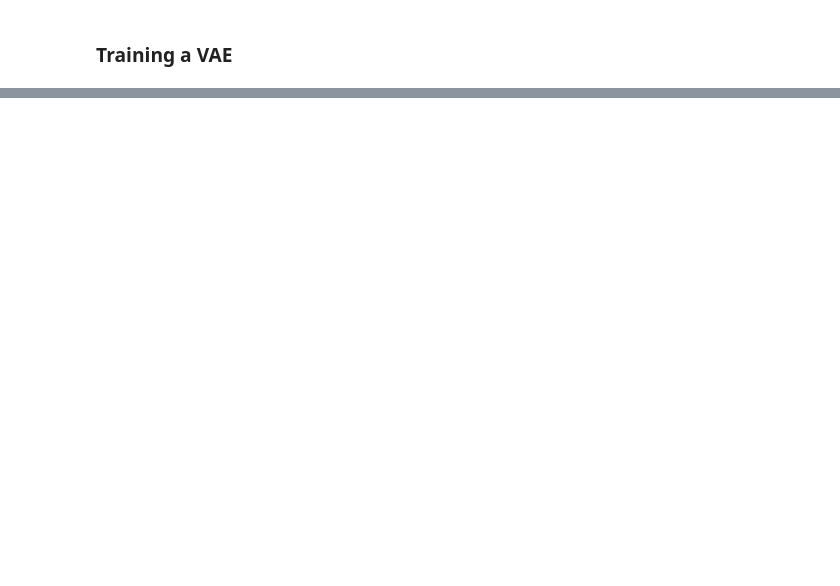
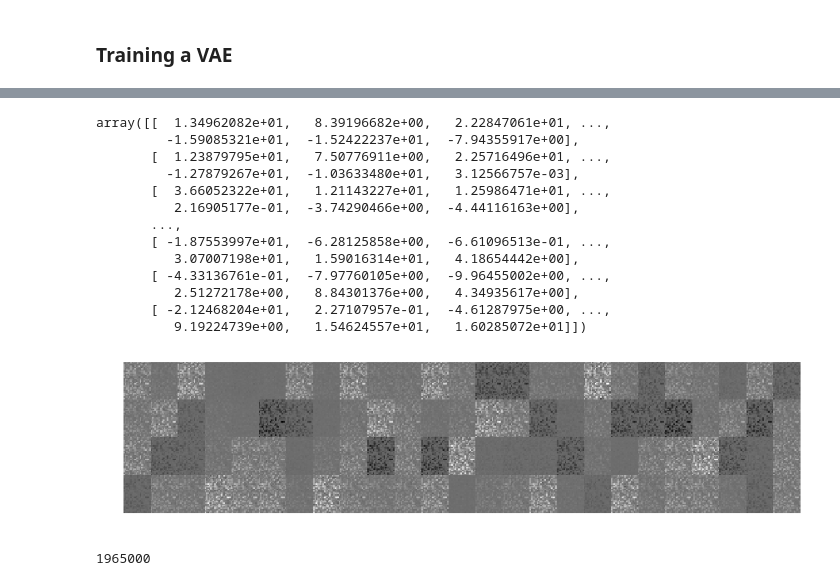
Before and after one commit to vafajardo/research, a Jupyter notebook: notebooks/VAE - Faces.ipynb, the cells around one changed output, grey strips where cells are left out. Cells and saved outputs as stored; diff of their text form; code cells hidden in the pictures; blank space fills up the shorter version.

Commit message:
got VAE frey faces working

```diff
--- a/notebooks/VAE - Faces.ipynb
+++ b/notebooks/VAE - Faces.ipynb
@@ -127,8 +147,41 @@ with tf.contrib.framework.arg_scope(
     noise2 = tf.random_normal(tf.shape(hidden6_sigma), dtype=tf.float32)
     outputs = hidden6_mean + hidden6_sigma * noise2
 # %%
+eps = 1e-10
 latent_loss = 0.5 * tf.reduce_sum(
     tf.exp(hidden3_gamma) + tf.square(hidden3_mean) - 1 - hidden3_gamma)
 
-reconstructio_loss =
+reconstruction_loss = 0.5 * tf.reduce_sum(tf.square((X - hidden6_mean) / (eps + tf.exp(hidden6_gamma)))
+                                  + tf.log(2*np.pi) + hidden6_gamma)
 cost = reconstruction_loss + latent_loss
+# display_cost = tf.reduce_mean(reconstruction_loss) + tf.reduce_mean(latent_loss)
+# %%
+learning_rate = 0.0001
+optimizer = tf.train.AdamOptimizer(learning_rate=learning_rate)
+training_op = optimizer.minimize(cost)
+# %%
+init = tf.global_variables_initializer()
+# %%
+n_epochs = 10000
+batch_size = 100
+n_faces = 100
+ff_reader = data_reader(ff, batch_size)
+
+with tf.Session() as sess:
+    init.run()
+    for epoch in range(n_epochs):
+        n_batches = ff_reader.num_examples // batch_size
+        for iteration in range(n_batches):
+            print("\r{}%".format(100 * iteration // n_batches), end="")
+            sys.stdout.flush()
+            X_batch = ff_reader.next_batch().astype(np.float32)
+            sess.run(training_op, feed_dict={X: X_batch})
+        loss_val, reconstruction_loss_val, latent_loss_val = sess.run([cost,
+         reconstruction_loss, latent_loss], feed_dict={X: X_batch})
+        print("\r{}".format(epoch), "Train total loss:", loss_val / X_batch.shape[0],
+         "\tReconstruction loss:", reconstruction_loss_val / X_batch.shape[0],
+          "\tLatent loss:", latent_loss_val / X_batch.shape[0])
+
+    # generating digits
+    codings_rnd = np.random.normal(size=[n_faces, n_hidden3])
+    outputs_val = outputs.eval(feed_dict={hidden3: codings_rnd})
@@ -134,0 +226,21 @@ cost = reconstruction_loss + latent_loss
+# %%
+show_examples(outputs_val.reshape((-1, img_rows, img_cols)), n=100, n_cols=25)
+# %% [output]
+array([[  1.34962082e+01,   8.39196682e+00,   2.22847061e+01, ...,
+         -1.59085321e+01,  -1.52422237e+01,  -7.94355917e+00],
+       [  1.23879795e+01,   7.50776911e+00,   2.25716496e+01, ...,
+         -1.27879267e+01,  -1.03633480e+01,   3.12566757e-03],
+       [  3.66052322e+01,   1.21143227e+01,   1.25986471e+01, ...,
+          2.16905177e-01,  -3.74290466e+00,  -4.44116163e+00],
+       ...,
+       [ -1.87553997e+01,  -6.28125858e+00,  -6.61096513e-01, ...,
+          3.07007198e+01,   1.59016314e+01,   4.18654442e+00],
+       [ -4.33136761e-01,  -7.97760105e+00,  -9.96455002e+00, ...,
+          2.51272178e+00,   8.84301376e+00,   4.34935617e+00],
+       [ -2.12468204e+01,   2.27107957e-01,  -4.61287975e+00, ...,
+          9.19224739e+00,   1.54624557e+01,   1.60285072e+01]])
+[figure, added]
+# %%
+1000*1965
+# %% [output]
+1965000
```
Also changed, not shown: parts of 12 cells of this notebook.
